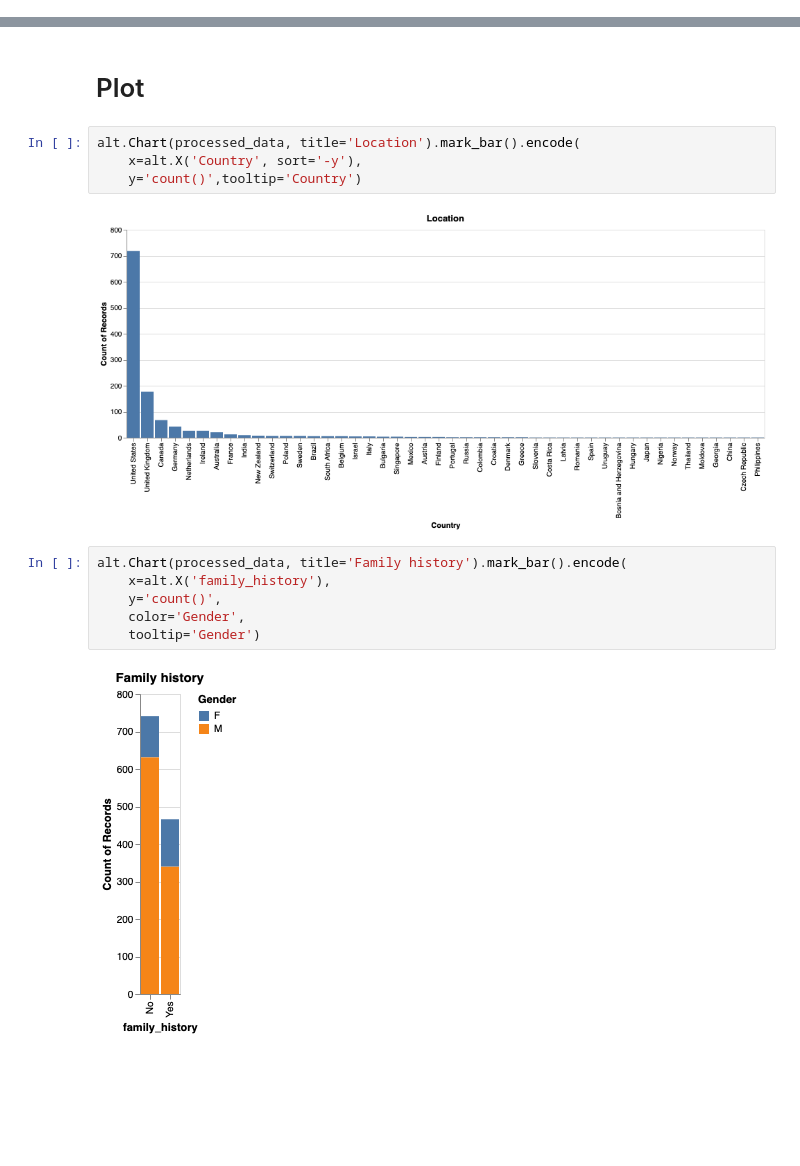
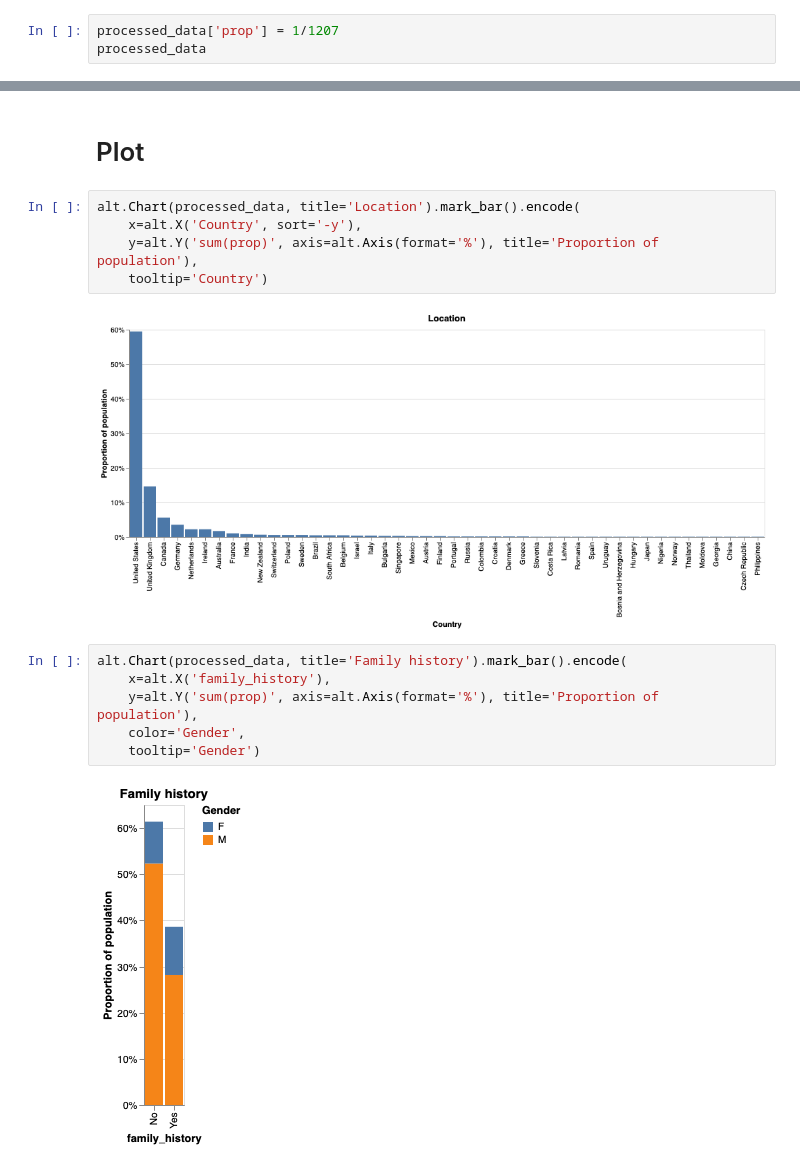
Before and after one commit to UBC-MDS/DSCI_532_group26, a Jupyter notebook: reports/plot.ipynb, the cells around one changed output, grey strips where cells are left out. Drawn from its saved outputs; the diff is of its cells as text; blank space fills up the shorter version.

Commit message:
Revise plot

```diff
--- a/reports/plot.ipynb
+++ b/reports/plot.ipynb
@@ -81,0 +84,3 @@ set(processed_data["Gender"])
+# %%
+processed_data['prop'] = 1/1207
+processed_data
@@ -86,17 +105,18 @@ processed_data.to_csv("../data/processed/processed_survey.csv")
 # %%
 alt.Chart(processed_data, title='Location').mark_bar().encode(
     x=alt.X('Country', sort='-y'),
-    y='count()',tooltip='Country')
+    y=alt.Y('sum(prop)', axis=alt.Axis(format='%'), title='Proportion of population'),
+    tooltip='Country')
 # %% [output]
-[figure, old version]
+[figure, new version]
 # %%
 alt.Chart(processed_data, title='Family history').mark_bar().encode(
     x=alt.X('family_history'),
-    y='count()',
+    y=alt.Y('sum(prop)', axis=alt.Axis(format='%'), title='Proportion of population'),
     color='Gender',
     tooltip='Gender')
 # %% [output]
-[figure, old version]
+[figure, new version]
 # %%
 alt.Chart(processed_data, title='Sought help').mark_bar().encode(
     x=alt.X('seek_help'),
```
Also changed, not shown: parts of 4 cells of this notebook.
